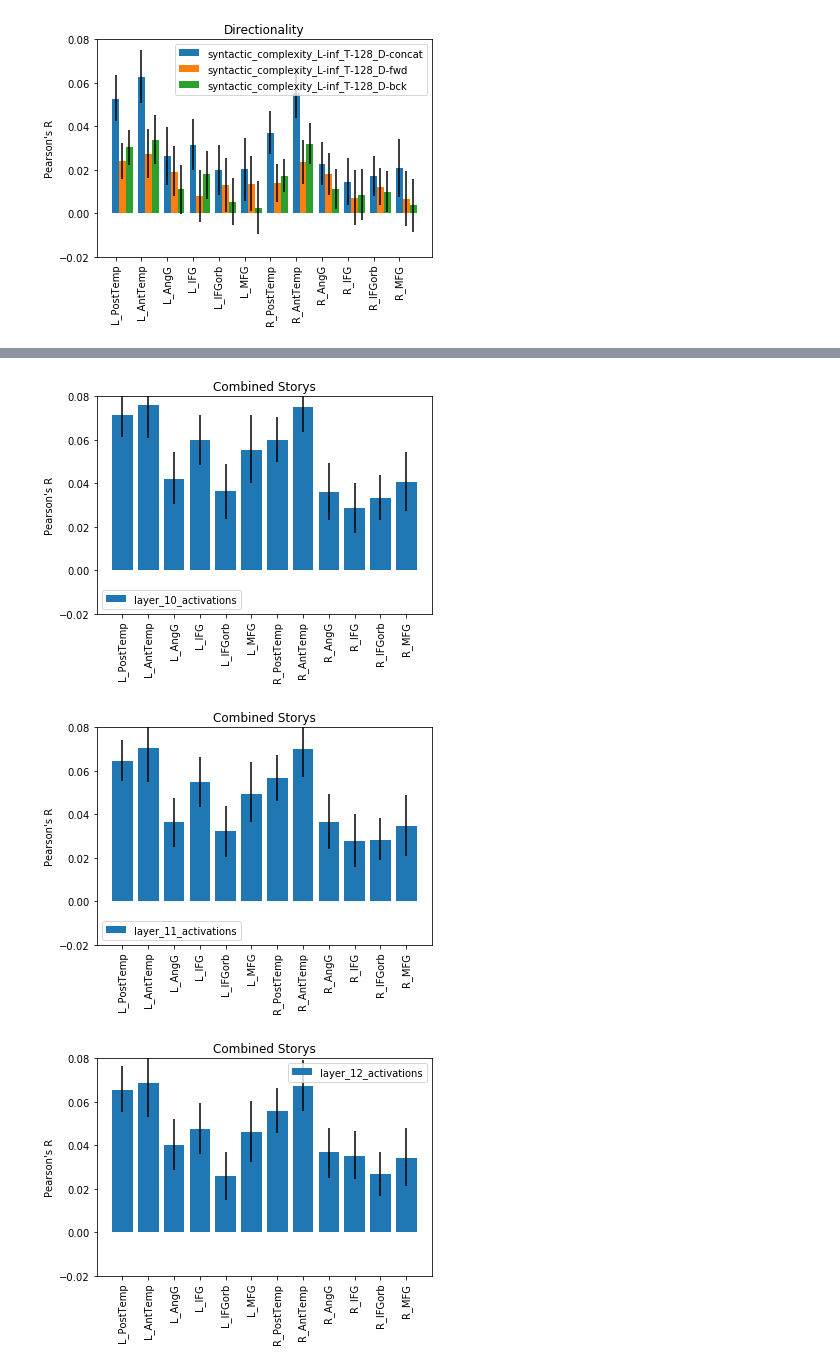
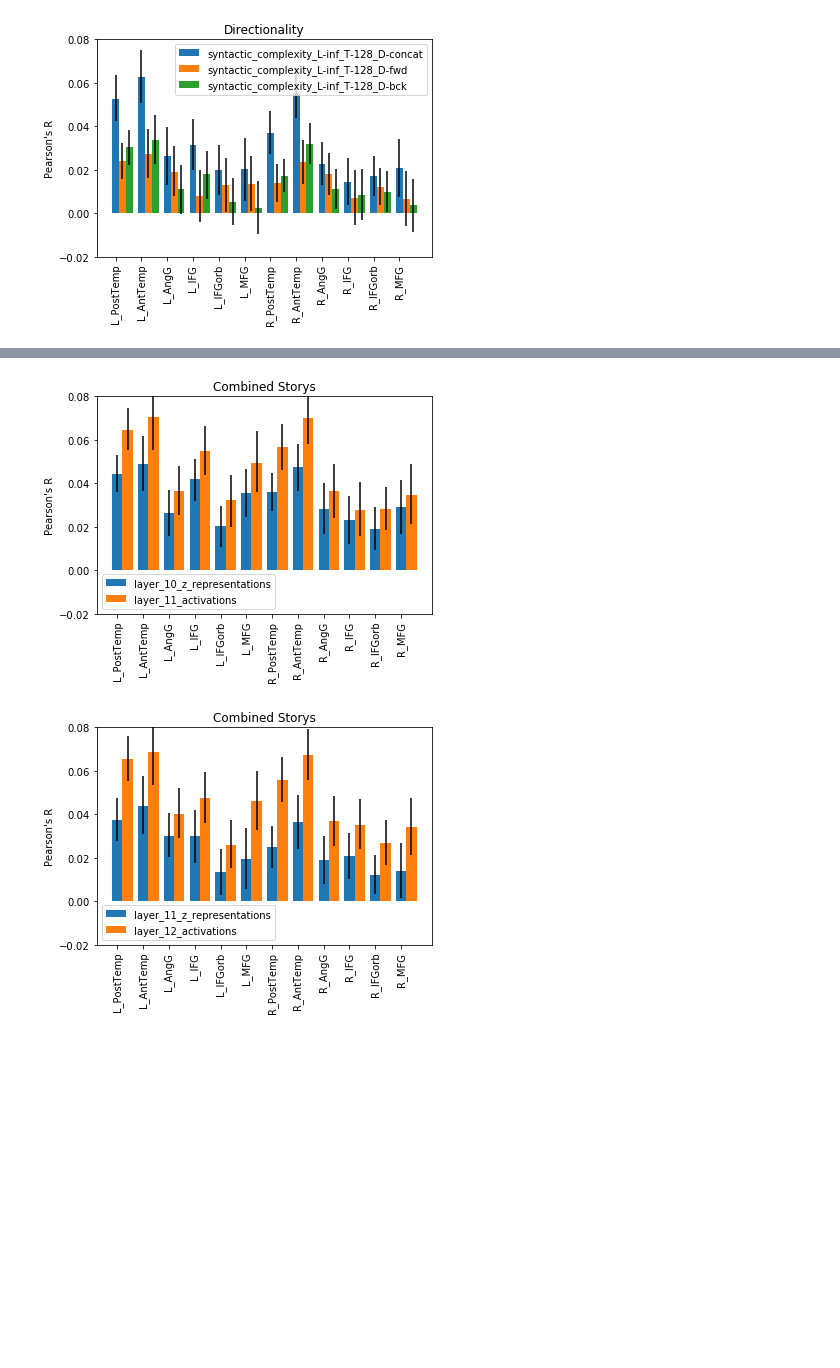
Before and after one commit to tsumers/bert-brains, a Jupyter notebook: View_Encoding_ROI_Results.ipynb, the cells around one changed output, grey strips where cells are left out. Saved outputs shown, nothing was run; the diff lists cells and outputs as text; code cells hidden in the pictures; blank space fills up the shorter version.

Commit message:
Put z[i] and layer[i+1] bars on sample plot

```diff
--- a/View_Encoding_ROI_Results.ipynb
+++ b/View_Encoding_ROI_Results.ipynb
@@ -115,7 +115,8 @@ Text(0.5, 1.0, 'Directionality')
 [figure]
 [figure]
 # %%
-for i in range(13):
+dataset=['black','slumlordreach']
+for i in range(12):
     plt.figure()
-    barplot(dataset,['layer_'+str(i)+"_activations"])
+    barplot(dataset,['layer_'+str(i)+"_z_representations",'layer_'+str(i+1)+"_activations"])
 # %% [output]
@@ -132,3 +133,2 @@ for i in range(13):
-[figure, old version]
+[figure, new version]
-[figure, old version]
+[figure, new version]
-[figure, removed]
```
Also changed, not shown: parts of 2 cells of this notebook.
